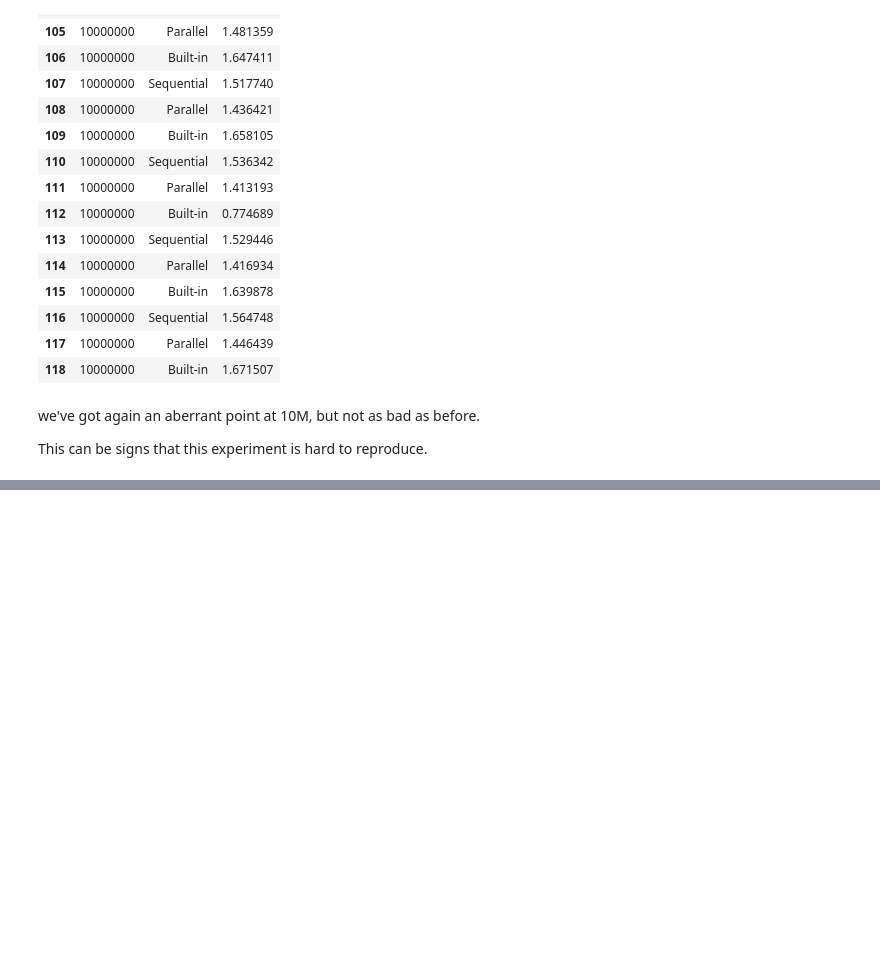
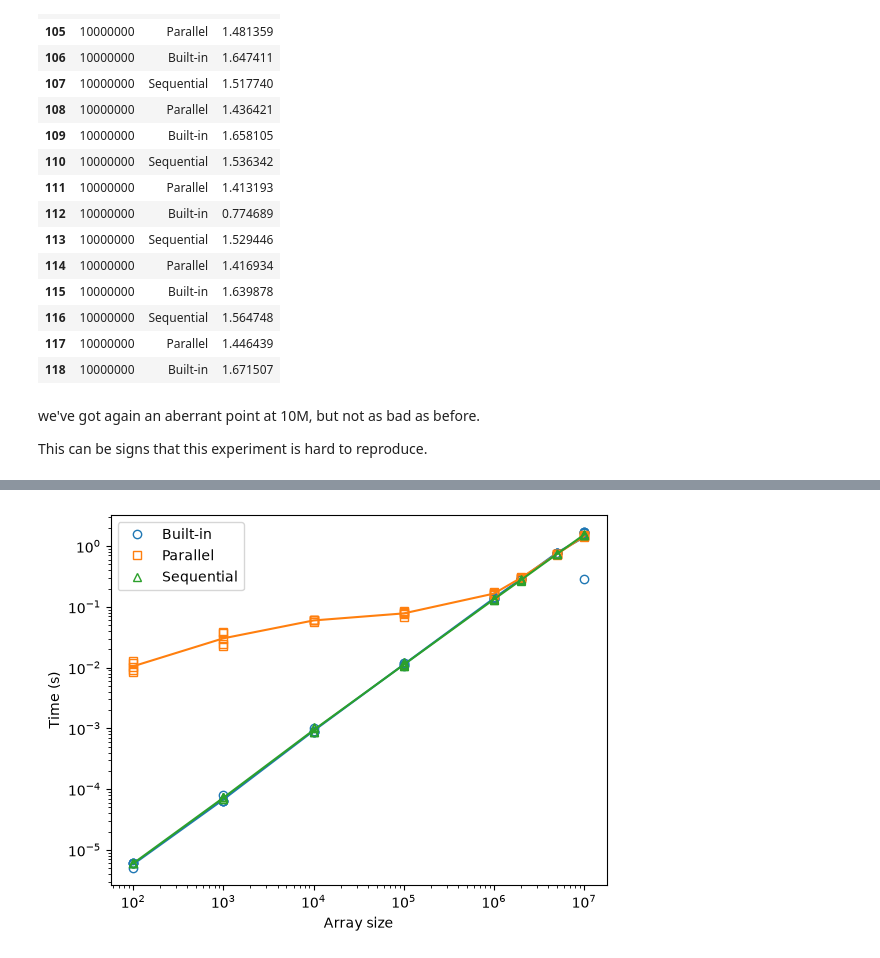
Before and after one commit to rabio10/M2R-ParallelQuicksort, a Jupyter notebook: analysis_rabii.ipynb, the cells around one changed output, grey strips where cells are left out. Saved outputs shown, nothing was run; the diff lists cells and outputs as text; code cells hidden in the pictures; blank space fills up the shorter version.

Commit message:
One algorithm per process & memory usage analysis - Rabii

```diff
--- a/analysis_rabii.ipynb
+++ b/analysis_rabii.ipynb
@@ -147,0 +154,6 @@ This can be signs that this experiment is hard to reproduce.
+# %%
+seq = pd.read_csv("data/Rabii_2026-10-21/measurements_21:13_sequential.csv", skipinitialspace=True)
+par = pd.read_csv("data/Rabii_2026-10-21/measurements_21:13_parallelQuicksort.csv", skipinitialspace=True)
+lib = pd.read_csv("data/Rabii_2026-10-21/measurements_21:13_qsort.csv", skipinitialspace=True)
+df4 = pd.concat([seq, par, lib], ignore_index=True)
+df4
@@ -147,0 +174,12 @@ This can be signs that this experiment is hard to reproduce.
+# %%
+for i, (t, g) in enumerate(df4.groupby("Type")):
+    mean = g.groupby("Size")["Time"].mean()
+    plt.plot(g["Size"], g["Time"], markers[t], fillstyle="none", color=f"C{i}", label=t)
+    plt.plot(mean.index, mean.values, color=f"C{i}")
+plt.xscale("log")
+plt.yscale("log")
+plt.xlabel("Array size")
+plt.ylabel("Time (s)")
+plt.legend();
+# %% [output]
+[figure, added]
```
Also changed, not shown: parts of 12 cells of this notebook, 12 other files.
